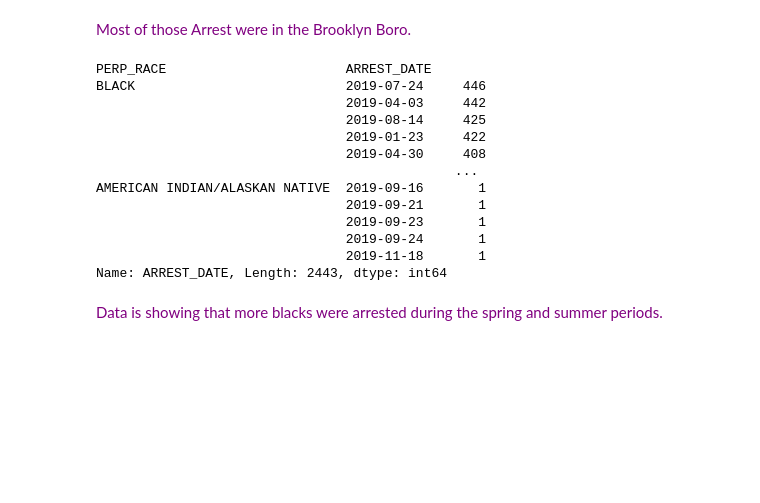
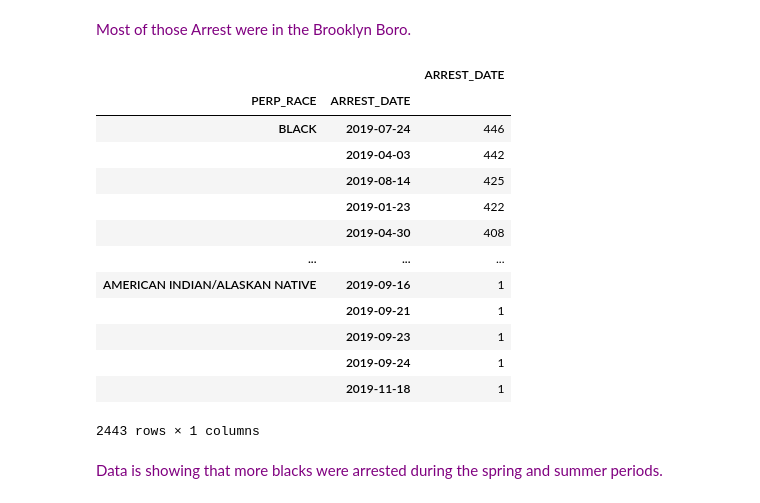
Before and after one commit to city-college-machine-learning/NYPD_Arrest_Analysis, a Jupyter notebook: NYPD_Arrest_Analysis.ipynb, the cells around one changed output. Drawn from its saved outputs; the diff is of its cells as text; code cells hidden in the pictures; blank space fills up the shorter version.

```diff
--- a/NYPD_Arrest_Analysis.ipynb
+++ b/NYPD_Arrest_Analysis.ipynb
@@ -506,21 +512,23 @@ Name: ARREST_DATE, Length: 1825, dtype: int64
 # %% [markdown]
 <font color = 'purple'>Most of those Arrest were in the Brooklyn Boro.<font/>
 # %%
-nypd.groupby('PERP_RACE')['ARREST_DATE'].value_counts().sort_values(ascending = False)
+race_date = nypd.groupby('PERP_RACE')['ARREST_DATE'].value_counts().sort_values(ascending = False)
+pd.DataFrame(race_date)
 # %% [output]
+|  |  | ARREST_DATE |
+| PERP_RACE | ARREST_DATE |  |
+| BLACK | 2019-07-24 | 446 |
+|  | 2019-04-03 | 442 |
+|  | 2019-08-14 | 425 |
+|  | 2019-01-23 | 422 |
+|  | 2019-04-30 | 408 |
+| ... | ... | ... |
+| AMERICAN INDIAN/ALASKAN NATIVE | 2019-09-16 | 1 |
+|  | 2019-09-21 | 1 |
+|  | 2019-09-23 | 1 |
+|  | 2019-09-24 | 1 |
+|  | 2019-11-18 | 1 |
-PERP_RACE                       ARREST_DATE
-BLACK                           2019-07-24     446
-                                2019-04-03     442
-                                2019-08-14     425
-                                2019-01-23     422
-                                2019-04-30     408
-                                              ...
-AMERICAN INDIAN/ALASKAN NATIVE  2019-09-16       1
-                                2019-09-21       1
-                                2019-09-23       1
-                                2019-09-24       1
-                                2019-11-18       1
-Name: ARREST_DATE, Length: 2443, dtype: int64
+2443 rows × 1 columns
 # %% [markdown]
 <font color = 'purple'>Data is showing that more blacks were arrested during the spring and summer periods.<font/>
 # %% [markdown]
```
Also changed, not shown: parts of 6 cells of this notebook.
